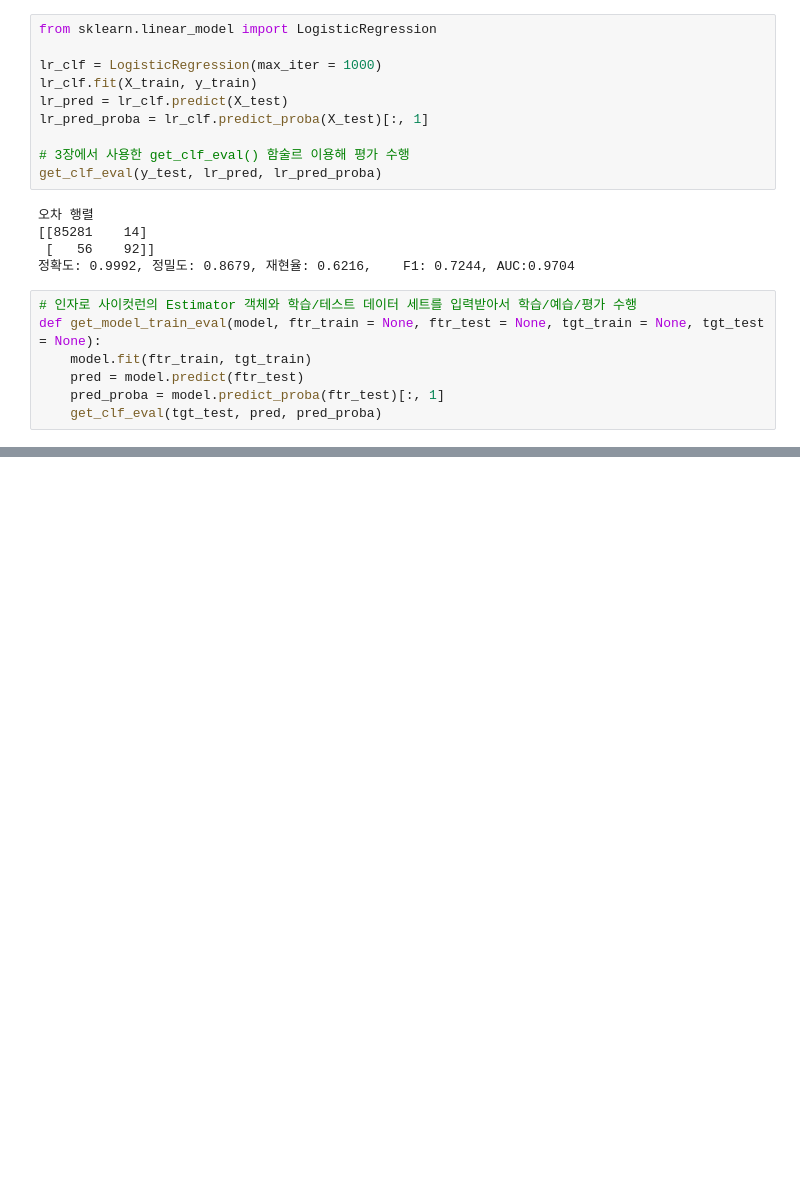
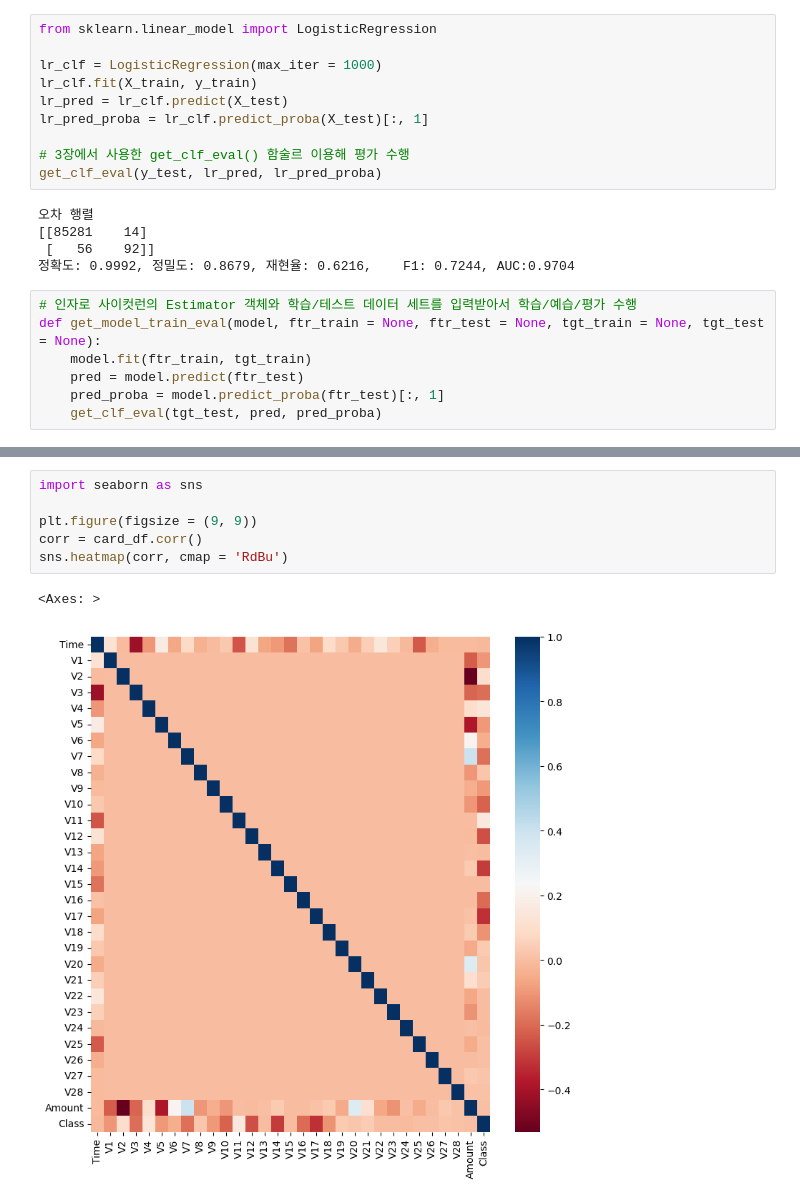
Before and after one commit to HongYeonLee/Pylot_MachineLearningStudy, a Jupyter notebook: 04_Credit Card Fraud Detection.ipynb, the cells around one changed output, grey strips where cells are left out. Drawn from its saved outputs; the diff is of its cells as text; blank space fills up the shorter version.

```diff
--- a/04_Credit Card Fraud Detection.ipynb
+++ b/04_Credit Card Fraud Detection.ipynb
@@ -136,0 +221,9 @@ You can set `force_col_wise=true` to remove the overhead.
+# %%
+import seaborn as sns
+
+plt.figure(figsize = (9, 9))
+corr = card_df.corr()
+sns.heatmap(corr, cmap = 'RdBu')
+# %% [output]
+<Axes: >
+[figure, added]
```
Also changed, not shown: parts of 13 cells of this notebook, 1 other file.
